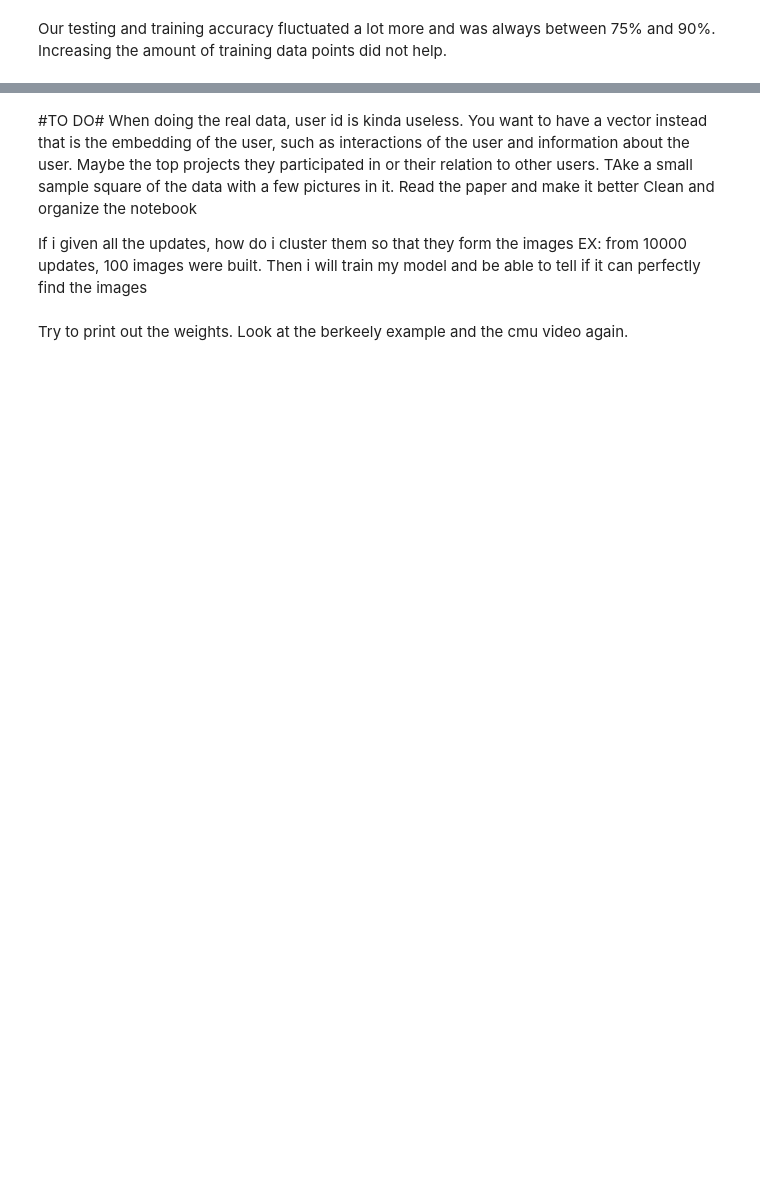
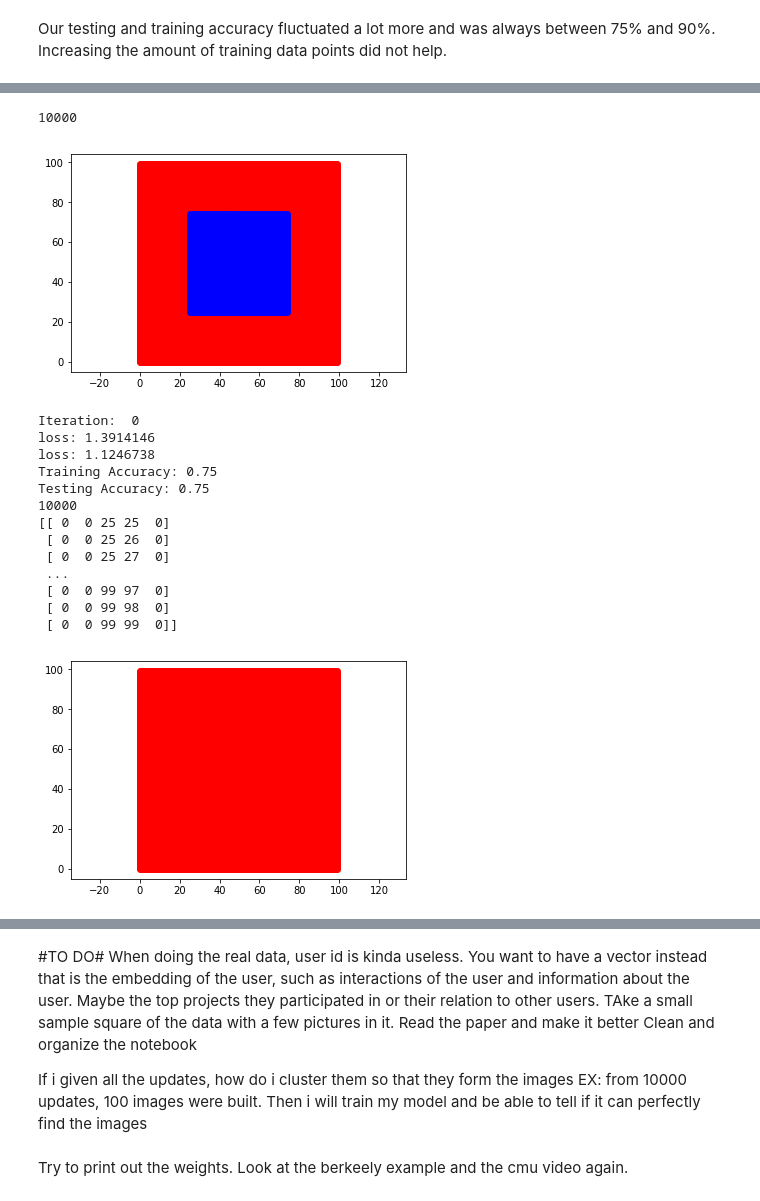
Before and after one commit to shudaniel/tensorflow_practice, a Jupyter notebook: Tensorflow practice.ipynb, the cells around one changed output, grey strips where cells are left out. Saved outputs shown, nothing was run; the diff lists cells and outputs as text; code cells hidden in the pictures; blank space fills up the shorter version.

```diff
--- a/Tensorflow practice.ipynb
+++ b/Tensorflow practice.ipynb
@@ -417,8 +454,8 @@ draw_image(train_x)
 
 for i in range(20):
     print("Iteration: ", i )
-    x, y, init, train_op, loss, accuracy = build_model()
-    run(x, y, init, train_op, loss, accuracy, train_x, train_y, test_x, test_y )
+    x, y, init, train_op, loss, accuracy, prediction = build_model()
+    run(x, y, init, train_op, loss, accuracy, train_x, train_y, test_x, test_y, prediction )
 # %% [output]
 10000
 [figure]
@@ -441,0 +479,30 @@ Testing Accuracy: 0.753
+# %%
+data_x, data_y, shape = extract_data('block_in_middle.txt', num_labels)
+print(shape)
+# whole image
+draw_image(data_x)
+
+for i in range(1):
+    print("Iteration: ", i )
+    x, y, init, train_op, loss, accuracy, prediction = build_model()
+    prediction = run(x, y, init, train_op, loss, accuracy, data_x, data_y, data_x, data_y, prediction )
+    #print(prediction)
+    #print(type(prediction))
+    draw_prediction(data_x, prediction)
+# %% [output]
+10000
+[figure, added]
+Iteration:  0
+loss: 1.3914146
+loss: 1.1246738
+Training Accuracy: 0.75
+Testing Accuracy: 0.75
+10000
+[[ 0  0 25 25  0]
+ [ 0  0 25 26  0]
+ [ 0  0 25 27  0]
+ ...
+ [ 0  0 99 97  0]
+ [ 0  0 99 98  0]
+ [ 0  0 99 99  0]]
+[figure, added]
```
Also changed, not shown: parts of 17 cells of this notebook, 1 other file.
